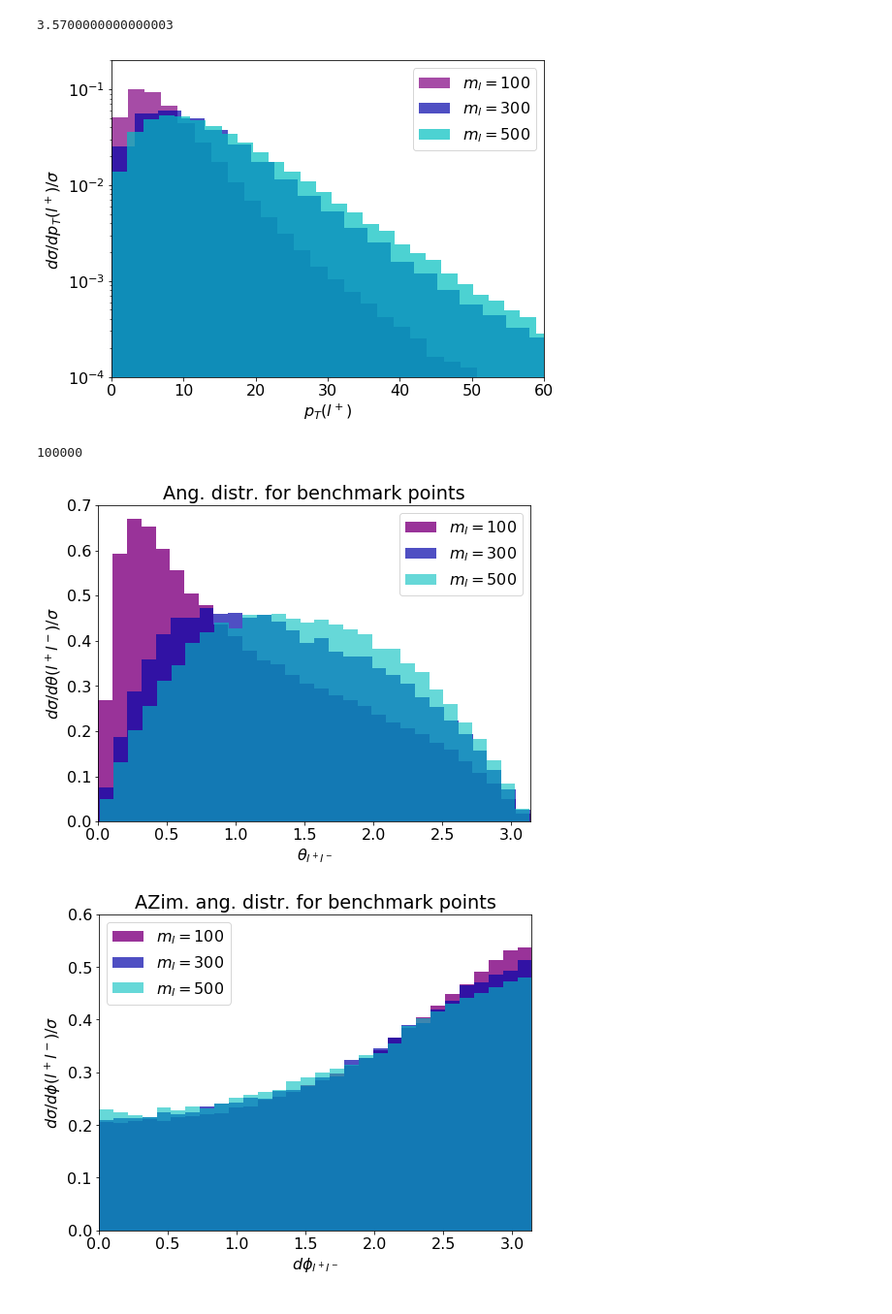
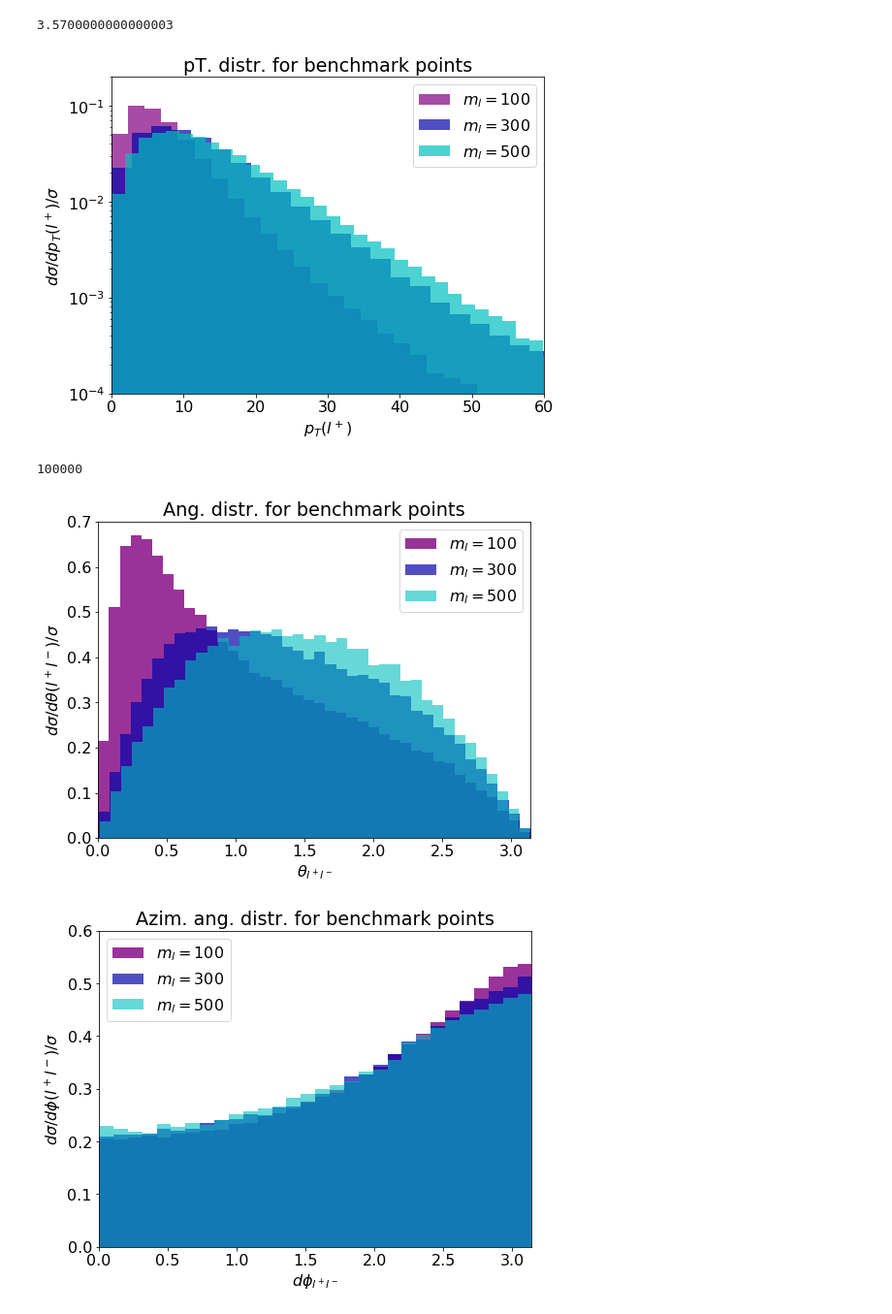
Before and after one commit to anasthesia/SoftLLP, a Jupyter notebook: kinematics/Histos.ipynb, the cells around one changed output. Shown at 97% size. Cells and saved outputs as stored; diff of their text form; code cells hidden in the pictures.

```diff
--- a/kinematics/Histos.ipynb
+++ b/kinematics/Histos.ipynb
@@ -126,27 +126,28 @@ Text(0, 0.5, 'Normalized to lumi')
 # %%
 plt.figure(figsize=(8, 6))
 
 
 n, bins, patches = plt.hist(pTdata100, bins=60, density=True,\
                             color='purple',alpha=0.7, rwidth=1, label='$m_l=100$')
-n, bins, patches = plt.hist(pTdata300, bins=60,density=True,
+n, bins, patches = plt.hist(pTdata300, bins=70,density=True,
                             color='#0504aa',alpha=0.7, rwidth=1, label='$m_l=300$')
-n, bins, patches = plt.hist(pTdata500, bins=60, density=True,\
+n, bins, patches = plt.hist(pTdata500, bins=70, density=True,\
                             color='c',alpha=0.7, rwidth=1, label='$m_l=500$')
 #plt.grid(axis='y', alpha=0.75)
 plt.xlim(0,60)
 plt.ylim(10**(-4),2*10**(-1))
 plt.yscale("log")
 
+plt.title("pT. distr. for benchmark points")
 plt.xlabel('$p_T(l^+)$')
 plt.ylabel('$d\\sigma/d p_T(l^+)/\\sigma$')
 #plt.text(23, 45, '$m_l=300,\ m_C=324,\ r=5\ 10^{-8}$')
 plt.legend(loc='upper right')
 
 
 plt.savefig('ptl_bencmark.png')
 # %% [output]
-[figure, old version]
+[figure, new version]
 # %%
 langledata300.size
 # %% [output]
@@ -154,13 +155,13 @@ langledata300.size
 # %%
 plt.figure(figsize=(8, 6))
 
-n, bins, patches = plt.hist(langledata100, bins=30, density=True,\
+n, bins, patches = plt.hist(langledata100, bins=40, density=True,\
                             color='purple', alpha=0.8, rwidth=1, label='$m_l=100$')
 
-n, bins, patches = plt.hist(langledata300, bins=30, density=True,\
+n, bins, patches = plt.hist(langledata300, bins=40, density=True,\
                             color='#0504aa',alpha=0.7, rwidth=1, label='$m_l=300$')
 
-n, bins, patches = plt.hist(langledata500, bins=30, density=True,\
+n, bins, patches = plt.hist(langledata500, bins=40, density=True,\
                             color='c',alpha=0.6, rwidth=1, label='$m_l=500$')
 
 
@@ -179,7 +180,7 @@ plt.legend(loc='upper right')
 
 plt.savefig('langle_benckmark.png')
 # %% [output]
-[figure, old version]
+[figure, new version]
 # %%
 plt.figure(figsize=(8,6))
 
```
Also changed, not shown: parts of 2 cells of this notebook, 1 other file.
